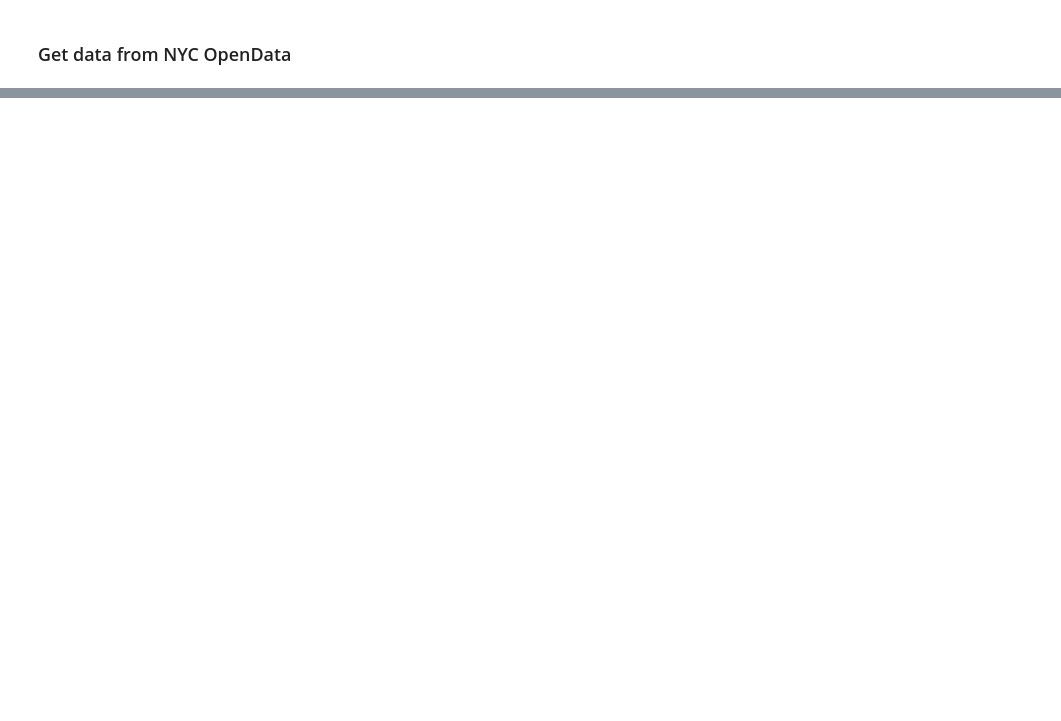
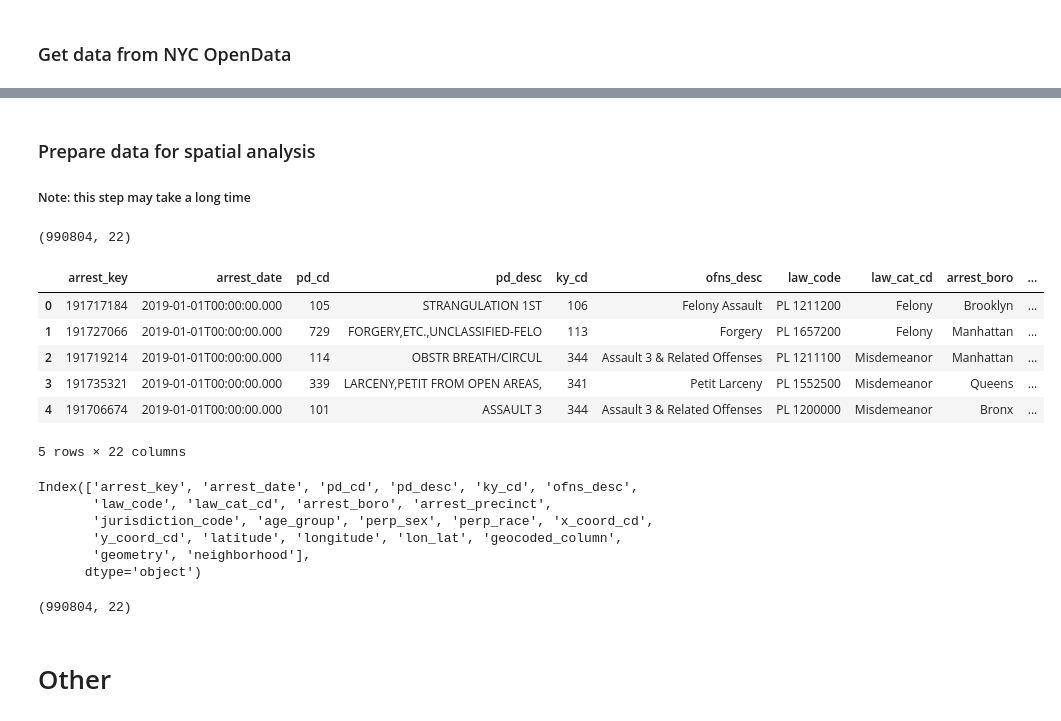
Before and after one commit to atc2146/NYC-Arrests, a Jupyter notebook: Code/nyc-arrests.ipynb, the cells around one changed output, grey strips where cells are left out. Saved outputs shown, nothing was run; the diff lists cells and outputs as text; code cells hidden in the pictures; blank space fills up the shorter version.

```diff
--- a/Code/nyc-arrests.ipynb
+++ b/Code/nyc-arrests.ipynb
@@ -39,0 +358,37 @@ from shapely.geometry import Point
+# %% [markdown]
+### Prepare data for spatial analysis
+##### Note: this step may take a long time
+# %%
+df = reverse_geocoding(
+    df=df,
+    nta_file_loc=r'..\Data\Spatial Files\Neighborhood Tabulation Areas (NTA)\geo_export_0c82a76e-3045-414c-9b45-6c529ffc990f.shp'
+)
+# %%
+print(df.shape)
+df.head()
+# %% [output]
+(990804, 22)
+|  | arrest_key | arrest_date | pd_cd | pd_desc | ky_cd | ofns_desc | law_code | law_cat_cd | arrest_boro | ... |
+| 0 | 191717184 | 2019-01-01T00:00:00.000 | 105 | STRANGULATION 1ST | 106 | Felony Assault | PL 1211200 | Felony | Brooklyn | ... |
+| 1 | 191727066 | 2019-01-01T00:00:00.000 | 729 | FORGERY,ETC.,UNCLASSIFIED-FELO | 113 | Forgery | PL 1657200 | Felony | Manhattan | ... |
+| 2 | 191719214 | 2019-01-01T00:00:00.000 | 114 | OBSTR BREATH/CIRCUL | 344 | Assault 3 & Related Offenses | PL 1211100 | Misdemeanor | Manhattan | ... |
+| 3 | 191735321 | 2019-01-01T00:00:00.000 | 339 | LARCENY,PETIT FROM OPEN AREAS, | 341 | Petit Larceny | PL 1552500 | Misdemeanor | Queens | ... |
+| 4 | 191706674 | 2019-01-01T00:00:00.000 | 101 | ASSAULT 3 | 344 | Assault 3 & Related Offenses | PL 1200000 | Misdemeanor | Bronx | ... |
+5 rows × 22 columns
+# %%
+df.columns
+# %% [output]
+Index(['arrest_key', 'arrest_date', 'pd_cd', 'pd_desc', 'ky_cd', 'ofns_desc',
+       'law_code', 'law_cat_cd', 'arrest_boro', 'arrest_precinct',
+       'jurisdiction_code', 'age_group', 'perp_sex', 'perp_race', 'x_coord_cd',
+       'y_coord_cd', 'latitude', 'longitude', 'lon_lat', 'geocoded_column',
+       'geometry', 'neighborhood'],
+      dtype='object')
+# %%
+# unknown neighborhoods (remove in Tableau)
+unknown_neighborhoods_df = df[df['neighborhood'] == "Unknown"]
+
+print(df.shape)
+# print(unknown_neighborhoods_df)
+# %% [output]
+(990804, 22)
@@ -40 +413,3 @@ from shapely.geometry import Point
+# %% [markdown]
+# Other
 # %%
```
Also changed, not shown: parts of 50 cells of this notebook.
